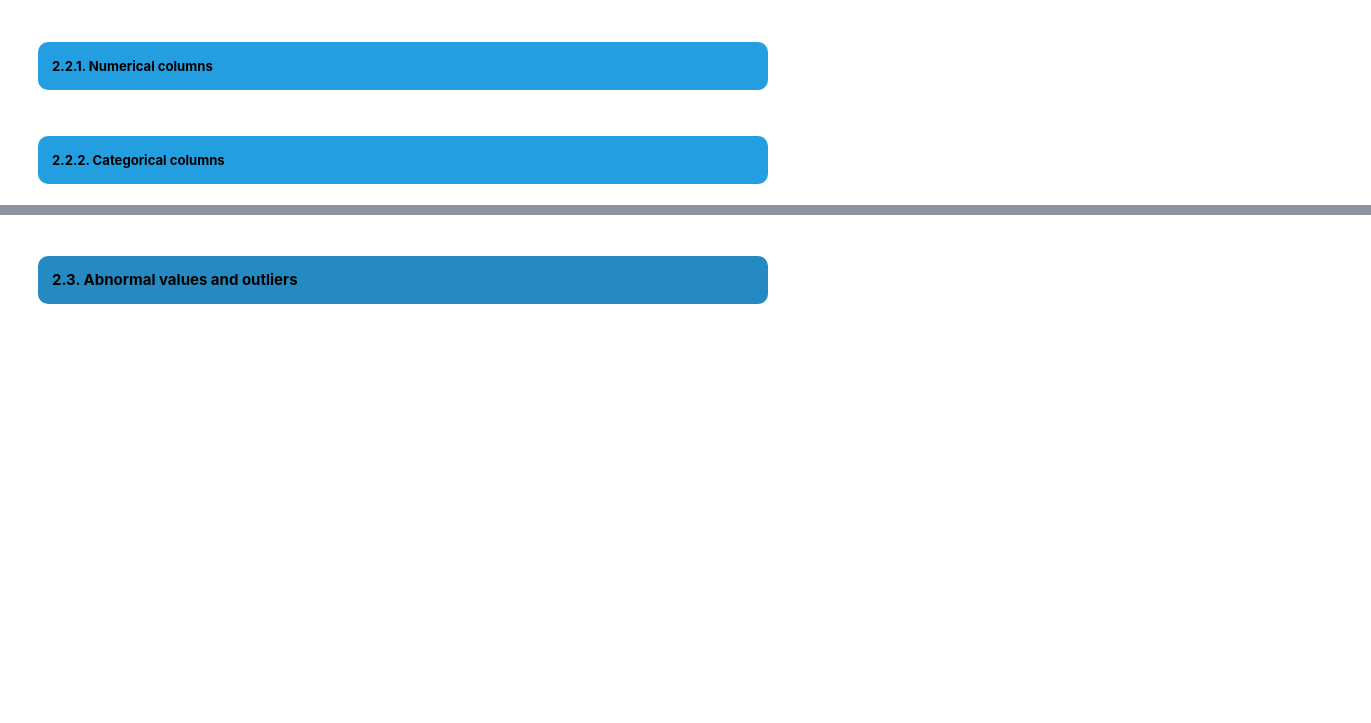
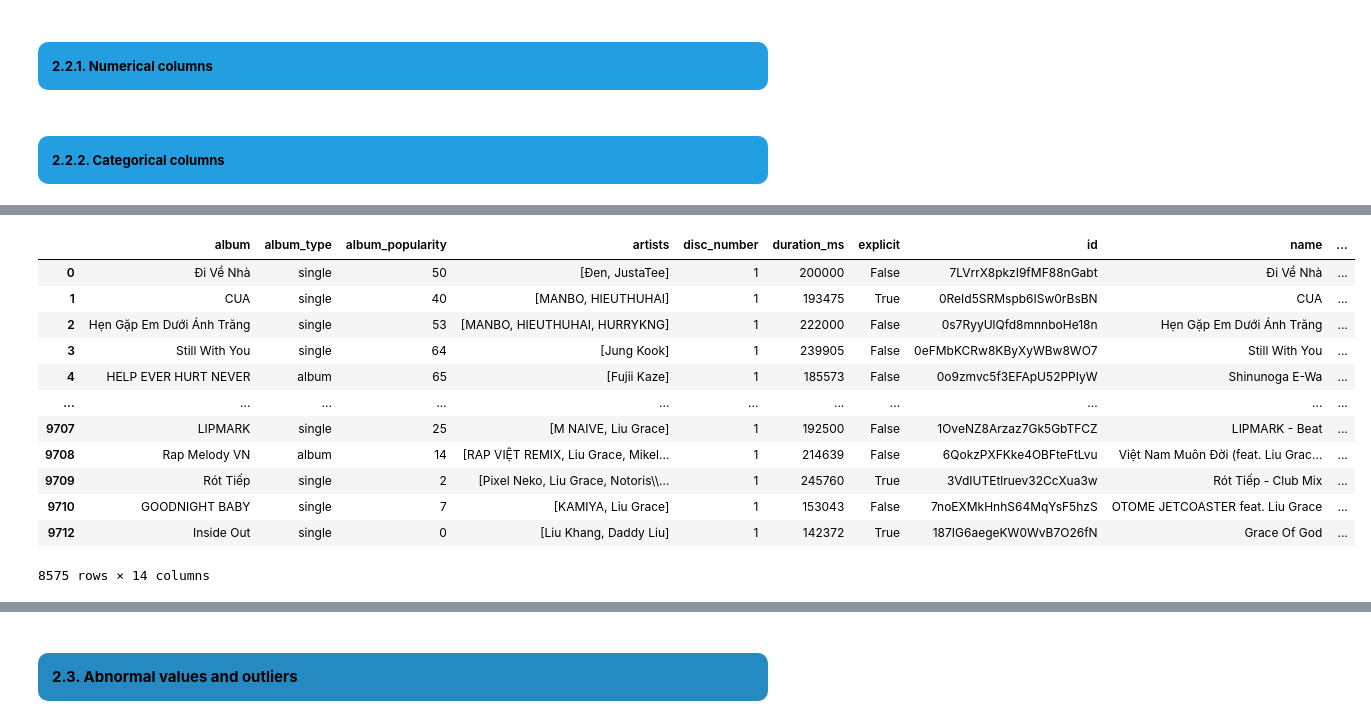
Before and after one commit to truongthuankiet1990gmailcom/Data-Visualization-HW1, a Jupyter notebook: notebook.ipynb, the cells around one changed output, grey strips where cells are left out. Drawn from its saved outputs; the diff is of its cells as text; code cells hidden in the pictures; blank space fills up the shorter version.

```diff
--- a/notebook.ipynb
+++ b/notebook.ipynb
@@ -1620,0 +1679,18 @@ song_df
+# %%
+# Get the name of artist with genres
+artists_with_genres = song_df[song_df['genres'].apply(lambda x: isinstance(x, list) and len(x) > 0)]
+artists_with_genres
+# %% [output]
+|  | album | album_type | album_popularity | artists | disc_number | duration_ms | explicit | id | name | ... |
+| 0 | Đi Về Nhà | single | 50 | [Đen, JustaTee] | 1 | 200000 | False | 7LVrrX8pkzI9fMF88nGabt | Đi Về Nhà | ... |
+| 1 | CUA | single | 40 | [MANBO, HIEUTHUHAI] | 1 | 193475 | True | 0ReId5SRMspb6ISw0rBsBN | CUA | ... |
+| 2 | Hẹn Gặp Em Dưới Ánh Trăng | single | 53 | [MANBO, HIEUTHUHAI, HURRYKNG] | 1 | 222000 | False | 0s7RyyUlQfd8mnnboHe18n | Hẹn Gặp Em Dưới Ánh Trăng | ... |
+| 3 | Still With You | single | 64 | [Jung Kook] | 1 | 239905 | False | 0eFMbKCRw8KByXyWBw8WO7 | Still With You | ... |
+| 4 | HELP EVER HURT NEVER | album | 65 | [Fujii Kaze] | 1 | 185573 | False | 0o9zmvc5f3EFApU52PPIyW | Shinunoga E-Wa | ... |
+| ... | ... | ... | ... | ... | ... | ... | ... | ... | ... | ... |
+| 9707 | LIPMARK | single | 25 | [M NAIVE, Liu Grace] | 1 | 192500 | False | 1OveNZ8Arzaz7Gk5GbTFCZ | LIPMARK - Beat | ... |
+| 9708 | Rap Melody VN | album | 14 | [RAP VIỆT REMIX, Liu Grace, Mikel... | 1 | 214639 | False | 6QokzPXFKke4OBFteFtLvu | Việt Nam Muôn Đời (feat. Liu Grac... | ... |
+| 9709 | Rót Tiếp | single | 2 | [Pixel Neko, Liu Grace, Notoris\\... | 1 | 245760 | True | 3VdIUTEtlruev32CcXua3w | Rót Tiếp - Club Mix | ... |
+| 9710 | GOODNIGHT BABY | single | 7 | [KAMIYA, Liu Grace] | 1 | 153043 | False | 7noEXMkHnhS64MqYsF5hzS | OTOME JETCOASTER feat. Liu Grace | ... |
+| 9712 | Inside Out | single | 0 | [Liu Khang, Daddy Liu] | 1 | 142372 | True | 187IG6aegeKW0WvB7O26fN | Grace Of God | ... |
+8575 rows × 14 columns
```
Also changed, not shown: parts of 19 cells of this notebook.
